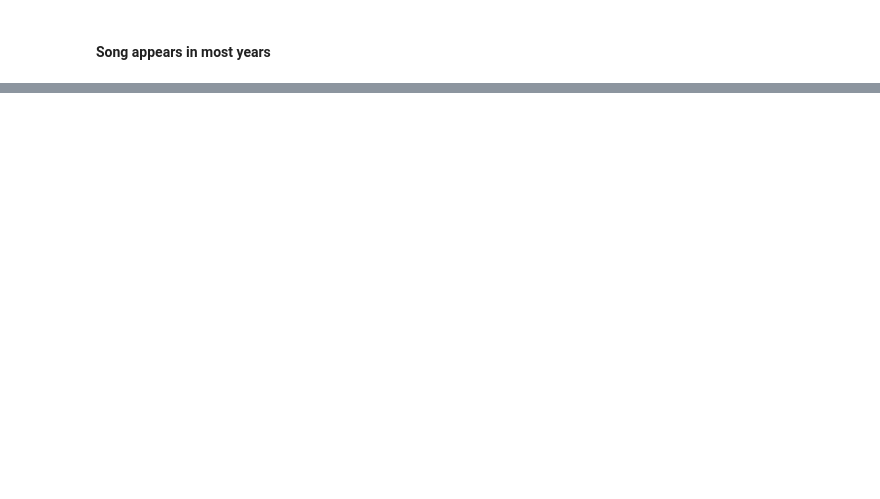
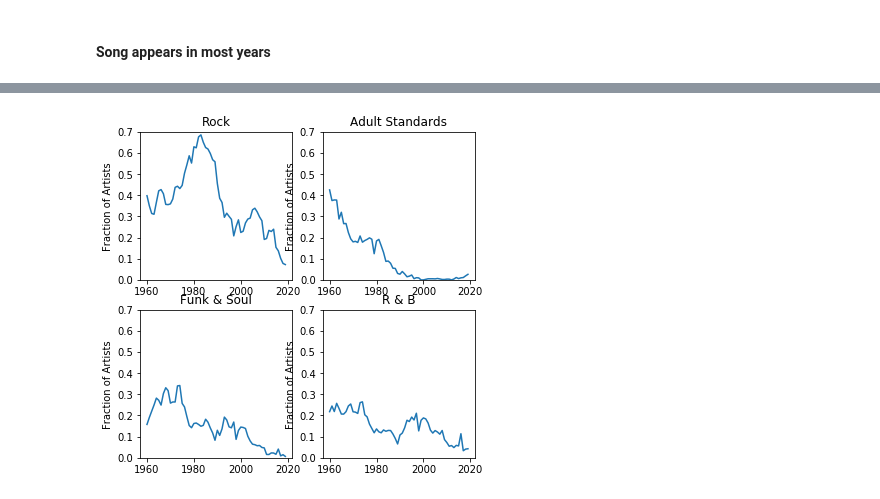
Before and after one commit to FrancisBian/ECE-143-Project-Group-9, a Jupyter notebook: Final_Plots.ipynb, the cells around one changed output, grey strips where cells are left out. Saved outputs shown, nothing was run; the diff lists cells and outputs as text; code cells hidden in the pictures; blank space fills up the shorter version.

Commit message:
ismail plots and notebook edits

```diff
--- a/Final_Plots.ipynb
+++ b/Final_Plots.ipynb
@@ -34,0 +49,8 @@ song_rank_plotly(score, subject)
+# %%
+# Define your git path (not source codes, specify the main path)
+git_path = 'C:/Users/iocak/OneDrive/Masaüstü/git/ece143project'
+
+# read the data
+combined_df = read_combined_data(git_path = git_path, combined_path = '/data/combined_dataset/')
+# Call Genre Summarizer
+yearly_genres = yearly_genre_prep(combined_df)
@@ -34,0 +75,9 @@ song_rank_plotly(score, subject)
+# %%
+#dying
+plt.figure(figsize = (6, 6))
+single_genre_plotter(yearly_genres, 'rock', 'Rock', (2, 2), 1)
+single_genre_plotter(yearly_genres, 'adult_standards', 'Adult Standards', (2, 2), 2)
+single_genre_plotter(yearly_genres, 'funk_soul', 'Funk & Soul', (2, 2), 3)
+single_genre_plotter(yearly_genres, 'rnb', 'R & B', (2, 2), 4)
+# %% [output]
+[figure, added]
```
Also changed, not shown: parts of 17 cells of this notebook, 8 other files.
